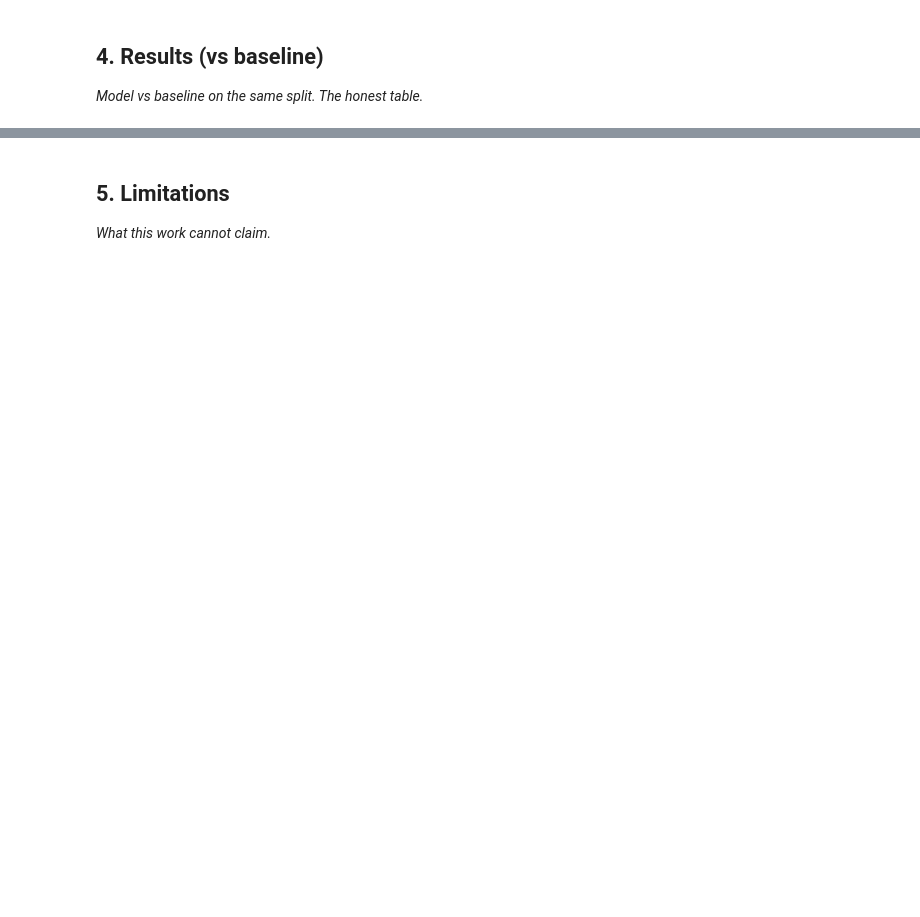
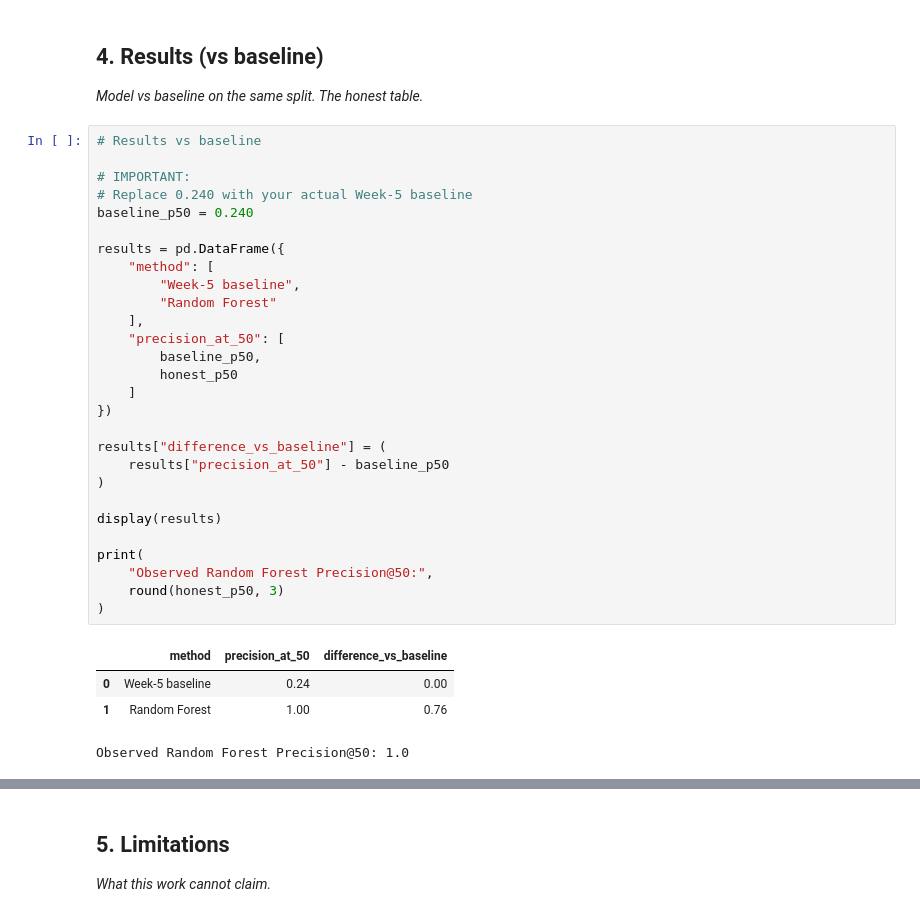
Before and after one commit to Duchalsoham12/flyrank-ml-internship, a Jupyter notebook: work/notebooks/capstone.ipynb, the cells around one changed output, grey strips where cells are left out. Saved outputs shown, nothing was run; the diff lists cells and outputs as text; blank space fills up the shorter version.

```diff
--- a/work/notebooks/capstone.ipynb
+++ b/work/notebooks/capstone.ipynb
@@ -22,3 +305,36 @@ This skeleton is yours to fill. Work the sections **in order** — each one has
 ## 4. Results (vs baseline)
 
 *Model vs baseline on the same split. The honest table.*
+# %%
+# Results vs baseline
+
+# IMPORTANT:
+# Replace 0.240 with your actual Week-5 baseline
+baseline_p50 = 0.240
+
+results = pd.DataFrame({
+    "method": [
+        "Week-5 baseline",
+        "Random Forest"
+    ],
+    "precision_at_50": [
+        baseline_p50,
+        honest_p50
+    ]
+})
+
+results["difference_vs_baseline"] = (
+    results["precision_at_50"] - baseline_p50
+)
+
+display(results)
+
+print(
+    "Observed Random Forest Precision@50:",
+    round(honest_p50, 3)
+)
+# %% [output]
+|  | method | precision_at_50 | difference_vs_baseline |
+| 0 | Week-5 baseline | 0.24 | 0.00 |
+| 1 | Random Forest | 1.00 | 0.76 |
+Observed Random Forest Precision@50: 1.0
```
Also changed, not shown: parts of 22 cells of this notebook.
